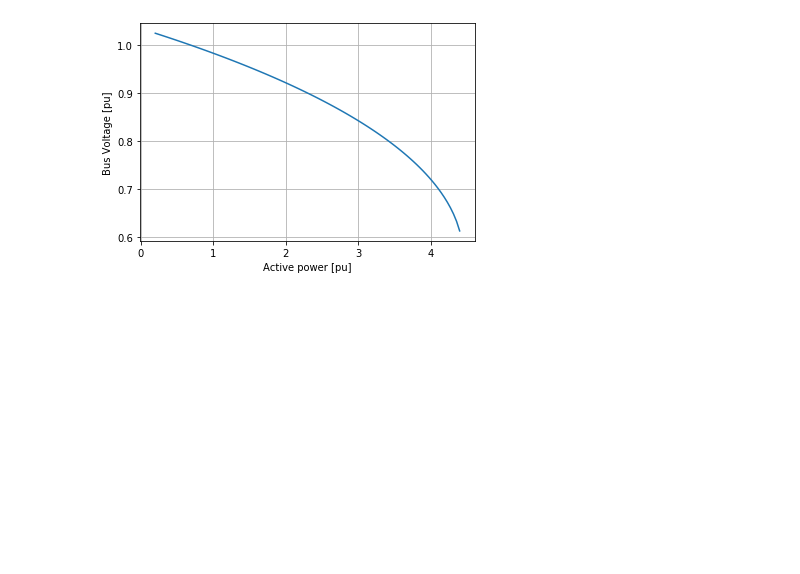
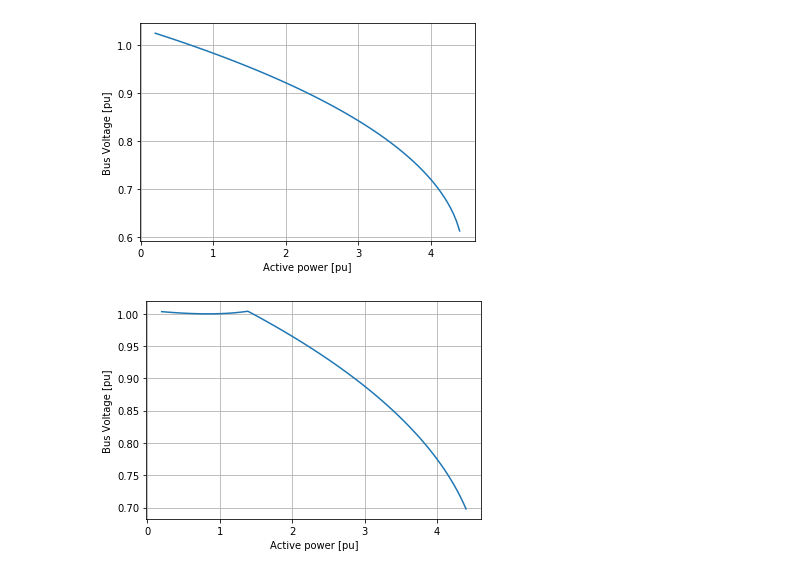
Before and after one commit to thediavel/RL-ThesisProject-ABB, a Jupyter notebook: TestNetwork1_v2.ipynb, the cells around one changed output. Cells and saved outputs as stored; diff of their text form; code cells hidden in the pictures; blank space fills up the shorter version.

```diff
--- a/TestNetwork1_v2.ipynb
+++ b/TestNetwork1_v2.ipynb
@@ -108,8 +108,7 @@ q_comp
 # %%
 ##Function for nose curve
-def NoseCurve(p_low_pu, p_high_pu, bus_index, net, x_line_pu):
-
-    network = copy.deepcopy(net) #So not changing anything in actual network
+def NoseCurve(p_low_pu, p_high_pu, bus_index, net, x_line_pu, shunt, sc):
+    network = copy.deepcopy(net) #To not changing anything in actual network
     fig = plt.figure()
 
     l_arr = np.linspace(p_low_pu, p_high_pu, 100)
@@ -119,8 +118,13 @@ def NoseCurve(p_low_pu, p_high_pu, bus_index, net, x_line_pu):
     l_p_mw = network.load.p_mw[l_ind]
     l_q_mvar = network.load.q_mvar[l_ind]
 
+    #Disable FACTS initially to get proper transition
+    network.switch.closed[0] = False
+    network.switch.closed[1] = True
+
     for ind in range(l_len):
-        # Load scaling
+
+        #
         l_scaling = l_arr[ind]
         network.load.p_mw[l_ind] = l_p_mw*l_scaling
         network.load.q_mvar[l_ind] = l_q_mvar*l_scaling
@@ -133,13 +137,21 @@ def NoseCurve(p_low_pu, p_high_pu, bus_index, net, x_line_pu):
         #print(network.shunt.q_mvar)
 
         # Series compensation
-        p_ref_pu = 15.7
+        p_ref_pu = 2
         k_x_comp_pu = K_x_comp_pu(network, x_line_pu, p_ref_pu)
         network.impedance.loc[0, ['xft_pu','xtf_pu']] = x_line_pu * k_x_comp_pu
-        #print(x_line_pu * k_x_comp_pu)
+        #print(k_x_comp_pu)
+
+        # Enable FACTS devices if they should be
+        network.switch.closed[0] = shunt
+        aa = network.switch.closed[1] != sc
 
         pp.runpp(network)
         v_res[ind] = network.res_bus.vm_pu[l_ind]
+
+        # Reset FACTS devices to get proper transition next time step.
+        network.switch.closed[0] = False
+        network.switch.closed[1] = True
 
     plt.plot(l_arr, v_res, figure=fig)
     plt.ylabel('Bus Voltage [pu]')
@@ -164,2 +176,6 @@ NoseCurve1 = NoseCurve(0.2,4.4,1, net, x_line_pu)
 # %% [output]
 [figure]
+# %%
+NoseCurve2 = NoseCurve(0.2,4.4,1, net, x_line_pu, shunt=True, sc=False)
+# %% [output]
+[figure, added]
```
Also changed, not shown: parts of 31 cells of this notebook.
